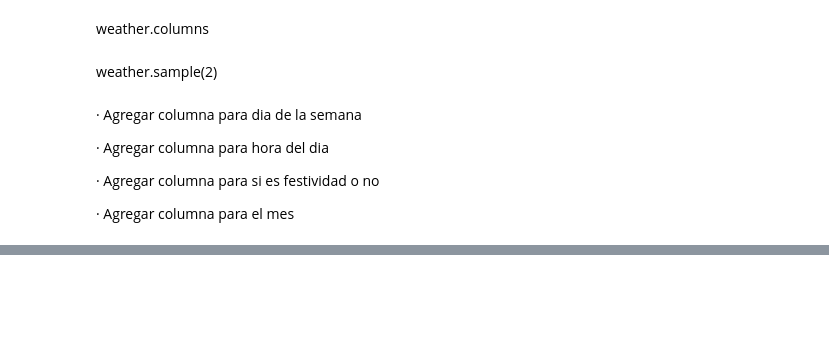
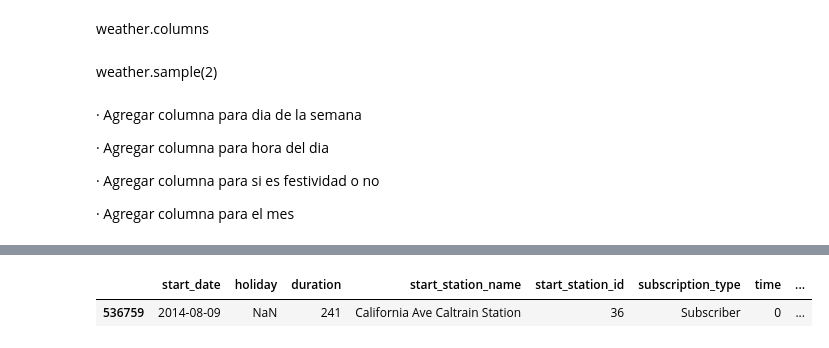
Before and after one commit to pabloernesto/sfBikes, a Jupyter notebook: KNN_Regresion.ipynb, the cells around one changed output, grey strips where cells are left out. Saved outputs shown, nothing was run; the diff lists cells and outputs as text; code cells hidden in the pictures; blank space fills up the shorter version.

```diff
--- a/KNN_Regresion.ipynb
+++ b/KNN_Regresion.ipynb
@@ -43,5 +43,5 @@ modifTrip = trip[['start_date','duration','start_station_name','start_station_id
 # %%
-modifTrip.loc[:,'time'] = modifTrip['start_date'].apply(lambda x : int(splitDateAndTime(x)[8:12]) )
+modifTrip['time'] = modifTrip['start_date'].apply(lambda x : int(splitDateAndTime(x)[8:12]) )
 # %% [output]
 A value is trying to be set on a copy of a slice from a DataFrame.
 Try using .loc[row_indexer,col_indexer] = value instead
@@ -89,6 +96,11 @@ holiday_festive_day.sample(1)
 holiday_festive_day.loc[:,'start_date'] = holiday_festive_day['start_date'].apply(lambda x : pd.to_datetime(x).date())
 # %%
 tripsModi = pd.merge(holiday_festive_day,modifTrip,on=['start_date'],how='right')
+# %%
+tripsModi.sample()
+# %% [output]
+|  | start_date | holiday | duration | start_station_name | start_station_id | subscription_type | time | ... |
+| 536759 | 2014-08-09 | NaN | 241 | California Ave Caltrain Station | 36 | Subscriber | 0 | ... |
 # %%
 tripsModi.loc[:,'is_holiday'] = tripsModi.holiday.isnull()
 # %%
```
Also changed, not shown: parts of 62 cells of this notebook.
